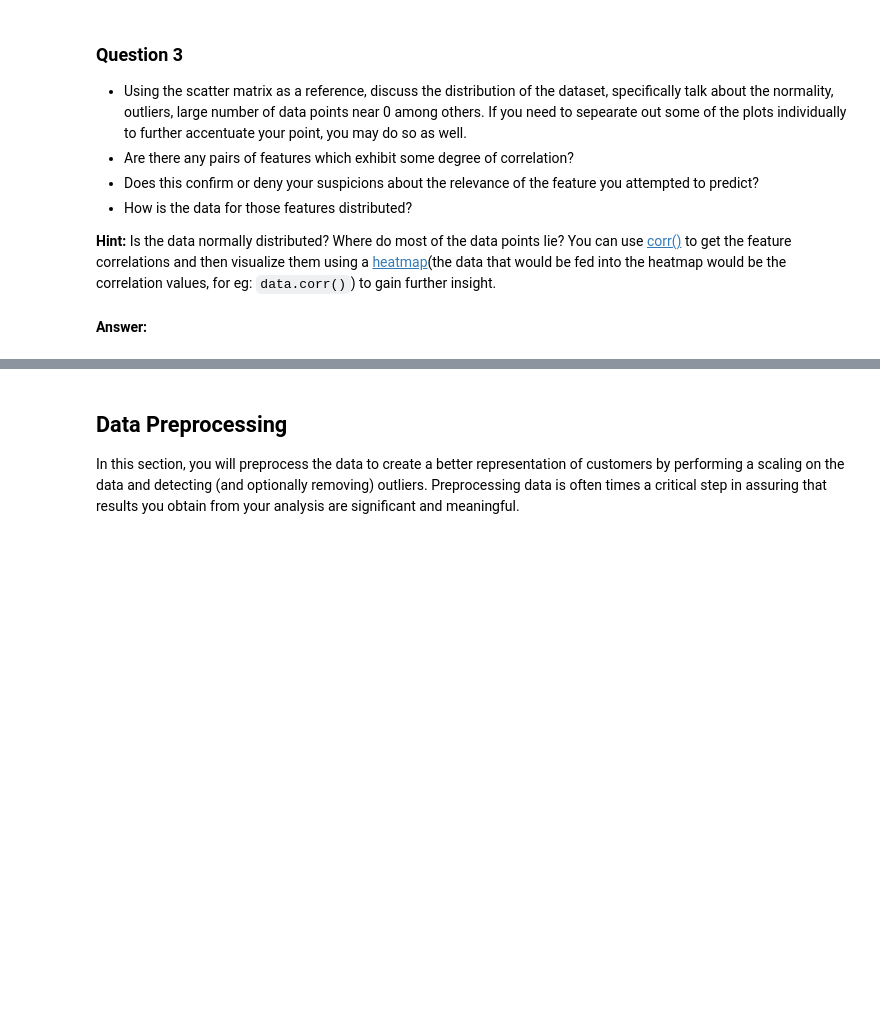
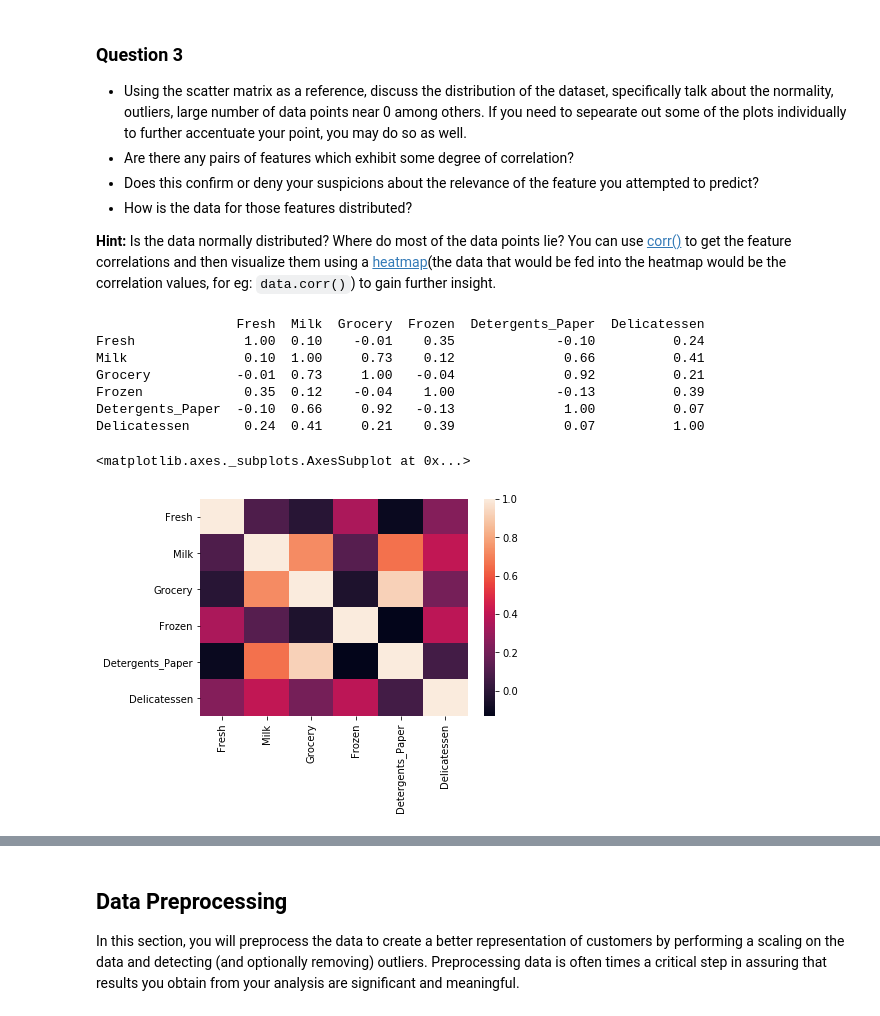
Before and after one commit to dphiggs01/Udacity-Machine-Learning-Projects, a Jupyter notebook: customer_segments/customer_segments.ipynb, the cells around one changed output, grey strips where cells are left out. Cells and saved outputs as stored; diff of their text form; code cells hidden in the pictures; blank space fills up the shorter version.

```diff
--- a/customer_segments/customer_segments.ipynb
+++ b/customer_segments/customer_segments.ipynb
@@ -266,5 +214,21 @@ pd.scatter_matrix(data, alpha = 0.3, figsize = (14,8), diagonal = 'kde');
 * How is the data for those features distributed?
 
 **Hint:** Is the data normally distributed? Where do most of the data points lie? You can use [corr()](https://pandas.pydata.org/pandas-docs/stable/generated/pandas.DataFrame.corr.html) to get the feature correlations and then visualize them using a [heatmap](http://seaborn.pydata.org/generated/seaborn.heatmap.html)(the data that would be fed into the heatmap would be the correlation values, for eg: `data.corr()`) to gain further insight.
-# %% [markdown]
-**Answer:**
+# %%
+
+corr = data.corr()
+print(corr)
+
+# Add visualization of the data
+import seaborn as sns
+sns.heatmap(corr)
+# %% [output]
+                  Fresh  Milk  Grocery  Frozen  Detergents_Paper  Delicatessen
+Fresh              1.00  0.10    -0.01    0.35             -0.10          0.24
+Milk               0.10  1.00     0.73    0.12              0.66          0.41
+Grocery           -0.01  0.73     1.00   -0.04              0.92          0.21
+Frozen             0.35  0.12    -0.04    1.00             -0.13          0.39
+Detergents_Paper  -0.10  0.66     0.92   -0.13              1.00          0.07
+Delicatessen       0.24  0.41     0.21    0.39              0.07          1.00
+<matplotlib.axes._subplots.AxesSubplot at 0x...>
+[figure, added]
```
Also changed, not shown: parts of 42 cells of this notebook, 1 other file.
